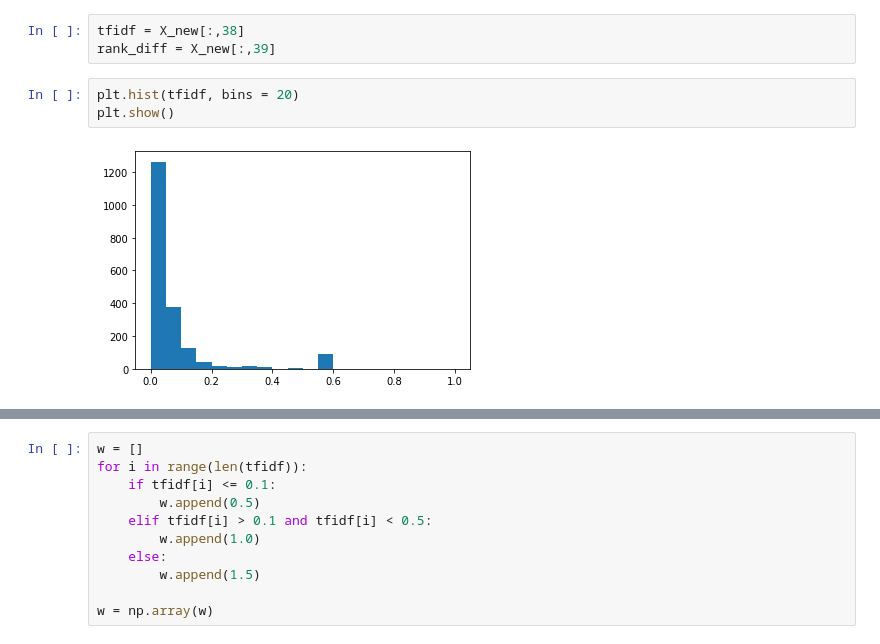
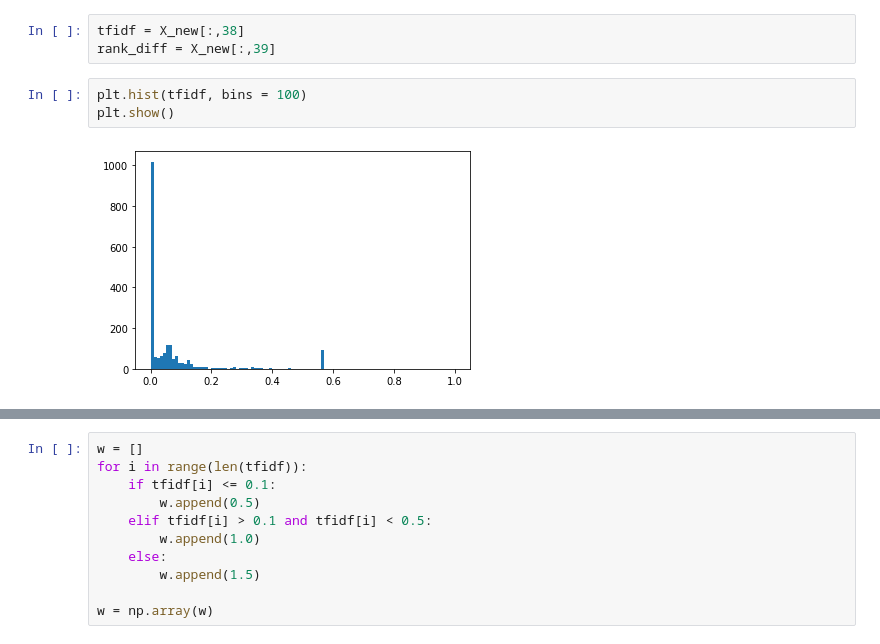
Before and after one commit to itsshivampal/Concept-Prerequiste-Learning, a Jupyter notebook: Physics Exp Setup/Prop_Sup Method/Self Learning.ipynb, the cells around one changed output, grey strips where cells are left out. Cells and saved outputs as stored; diff of their text form.

```diff
--- a/Physics Exp Setup/Prop_Sup Method/Self Learning.ipynb
+++ b/Physics Exp Setup/Prop_Sup Method/Self Learning.ipynb
@@ -247,7 +247,7 @@ Area Under Curve: 79.2
 tfidf = X_new[:,38]
 rank_diff = X_new[:,39]
 # %%
-plt.hist(tfidf, bins = 20)
+plt.hist(tfidf, bins = 100)
 plt.show()
 # %% [output]
-[figure, old version]
+[figure, new version]
```
Also changed, not shown: parts of 3 cells of this notebook.
